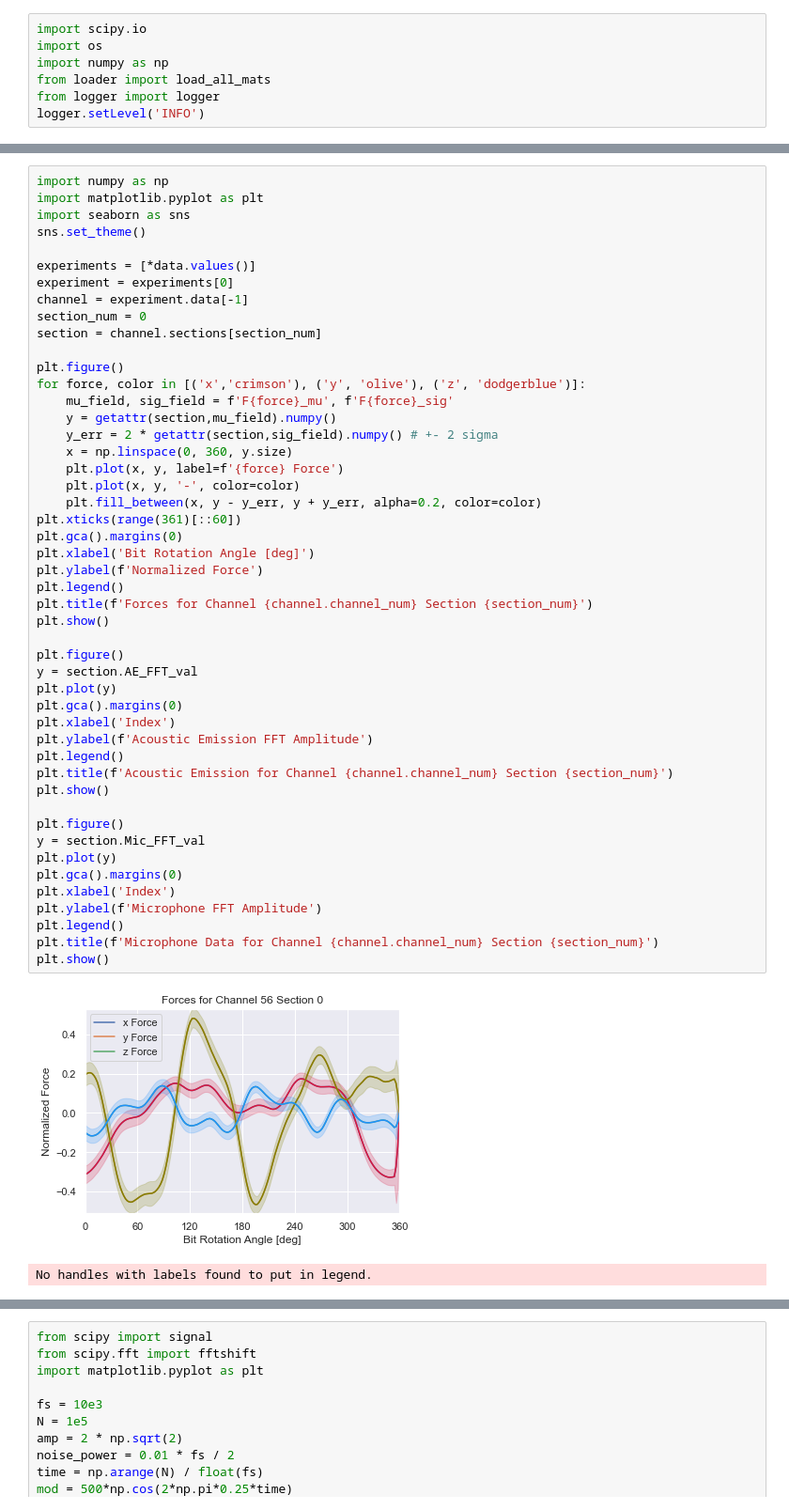
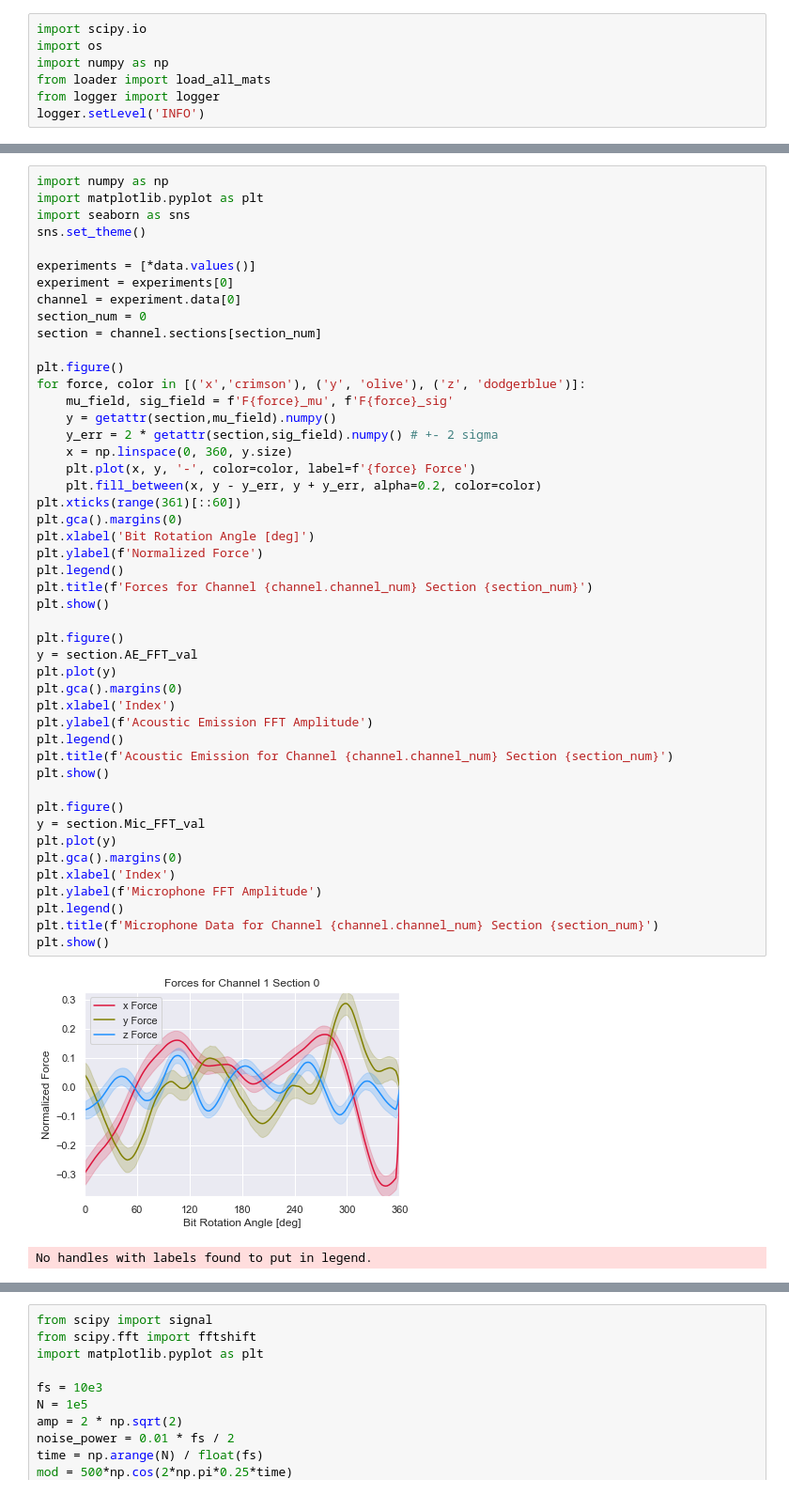
Before and after one commit to zCoCo/24789-ml-machining, a Jupyter notebook: model_v1/sandbox.ipynb, the cells around one changed output, grey strips where cells are left out. Shown at 94% size. Saved outputs shown, nothing was run; the diff lists cells and outputs as text.

```diff
--- a/model_v1/sandbox.ipynb
+++ b/model_v1/sandbox.ipynb
@@ -21,7 +21,7 @@ sns.set_theme()
 
 experiments = [*data.values()]
 experiment = experiments[0]
-channel = experiment.data[-1]
+channel = experiment.data[0]
 section_num = 0
 section = channel.sections[section_num]
 
@@ -31,36 +31,35 @@ for force, color in [('x','crimson'), ('y', 'olive'), ('z', 'dodgerblue')]:
     y = getattr(section,mu_field).numpy()
     y_err = 2 * getattr(section,sig_field).numpy() # +- 2 sigma
     x = np.linspace(0, 360, y.size)
-    plt.plot(x, y, label=f'{force} Force')
-    plt.plot(x, y, '-', color=color)
+    plt.plot(x, y, '-', color=color, label=f'{force} Force')
     plt.fill_between(x, y - y_err, y + y_err, alpha=0.2, color=color)
 plt.xticks(range(361)[::60])
 plt.gca().margins(0)
 plt.xlabel('Bit Rotation Angle [deg]')
 plt.ylabel(f'Normalized Force')
 plt.legend()
 plt.title(f'Forces for Channel {channel.channel_num} Section {section_num}')
 plt.show()
 
 plt.figure()
 y = section.AE_FFT_val
 plt.plot(y)
 plt.gca().margins(0)
 plt.xlabel('Index')
 plt.ylabel(f'Acoustic Emission FFT Amplitude')
 plt.legend()
 plt.title(f'Acoustic Emission for Channel {channel.channel_num} Section {section_num}')
 plt.show()
 
 plt.figure()
 y = section.Mic_FFT_val
 plt.plot(y)
 plt.gca().margins(0)
 plt.xlabel('Index')
 plt.ylabel(f'Microphone FFT Amplitude')
 plt.legend()
 plt.title(f'Microphone Data for Channel {channel.channel_num} Section {section_num}')
 plt.show()
 # %% [output]
-[figure, old version]
+[figure, new version]
 No handles with labels found to put in legend.
```
Also changed, not shown: parts of 5 cells of this notebook, 2 other files.
